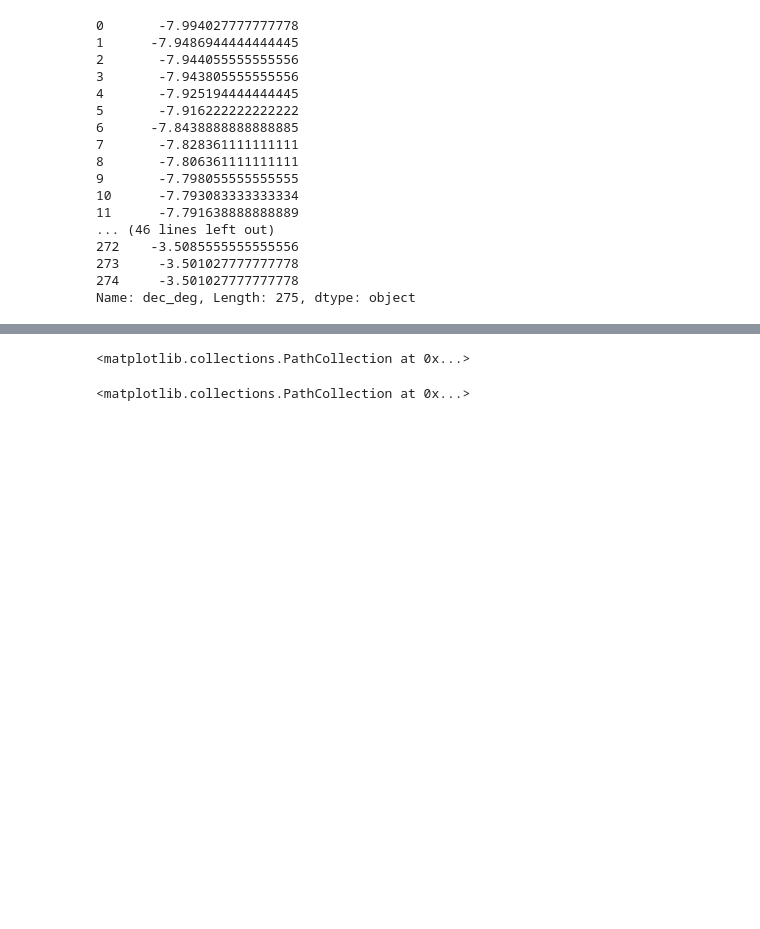
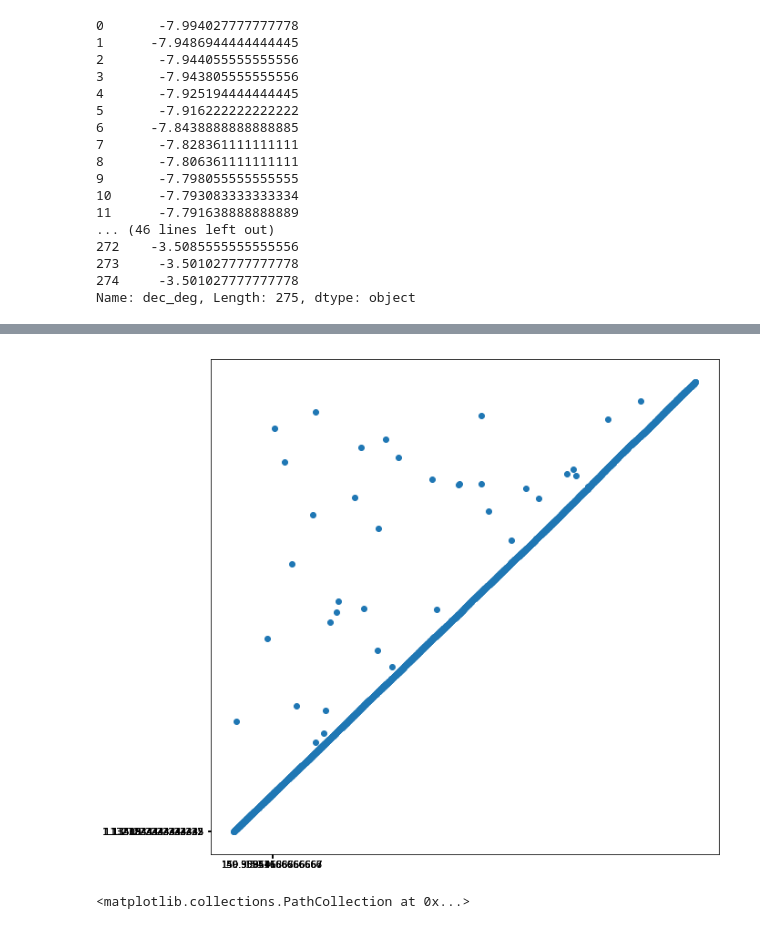
Before and after one commit to mrawls/qso-hitsvar, a Jupyter notebook: ASTR_499_NB4_QSOobjectplots.ipynb, the cells around one changed output, grey strips where cells are left out. Saved outputs shown, nothing was run; the diff lists cells and outputs as text; code cells hidden in the pictures; blank space fills up the shorter version.

```diff
--- a/ASTR_499_NB4_QSOobjectplots.ipynb
+++ b/ASTR_499_NB4_QSOobjectplots.ipynb
@@ -228,3 +228,13 @@ MILLI_sub1
 | 273 | 10 16 32.35 | -03 30 03.7 | 20.76 | 19.46 | 1.600 |  |  | QSO TYPE 1 | 154.13479166666667 | -3.501027777777778 |
 | 274 | 10 22 10.39 | -03 30 03.7 | 20.55 | 19.78 |  |  | 2SXPS J102210.3-033004 | UNIDENTIFIED | 155.54329166666668 | -3.501027777777778 |
 275 rows × 10 columns
+# %%
+ra_deg_list2 = []
+dec_deg_list2 = []
+for index, row in MILLI_sub2.iterrows():
+    ra_deg2 = HMS2deg(ra=MILLI_sub2['ra'][index])
+    ra_deg_list2.append(ra_deg2)
+    dec_deg2 = HMS2deg(dec=MILLI_sub2['dec'][index])
+    dec_deg_list2.append(dec_deg2)
+MILLI_sub2['ra_deg'] = pd.Series(ra_deg_list2, index=MILLI_sub2.index)
+MILLI_sub2['dec_deg'] = pd.Series(dec_deg_list2, index=MILLI_sub2.index)
@@ -309,7 +340,7 @@ MILLI_sub1['dec_deg']
 Name: dec_deg, Length: 275, dtype: object
 # %%
 plt.figure(figsize = (10,10))
-plt.scatter(MILLI_sub1['ra_deg'].values,MILLI_sub1['dec_deg'].values)
-#plt.xticks(np.arange(153.25,156, 0.25))
-#plt.yticks(np.arange(-8.0,-3.25, 0.25)); # I have no idea what's going on with this plot
+plt.scatter(MILLI_sub2['ra_deg'].values,MILLI_sub2['dec_deg'].values)
+plt.xticks(np.arange(149,151, 0.25))
+plt.yticks(np.arange(1,3.25, 0.25)); # I have no idea what's going on with this plot
 # %% [output]
@@ -318,4 +347,4 @@ plt.scatter(MILLI_sub1['ra_deg'].values,MILLI_sub1['dec_deg'].values)
-<matplotlib.collections.PathCollection at 0x...>
+[figure, added]
 # %%
 plt.scatter(hitsDf['raMedian'],hitsDf['decMedian'])
 # %% [output]
```
Also changed, not shown: parts of 3 cells of this notebook.
